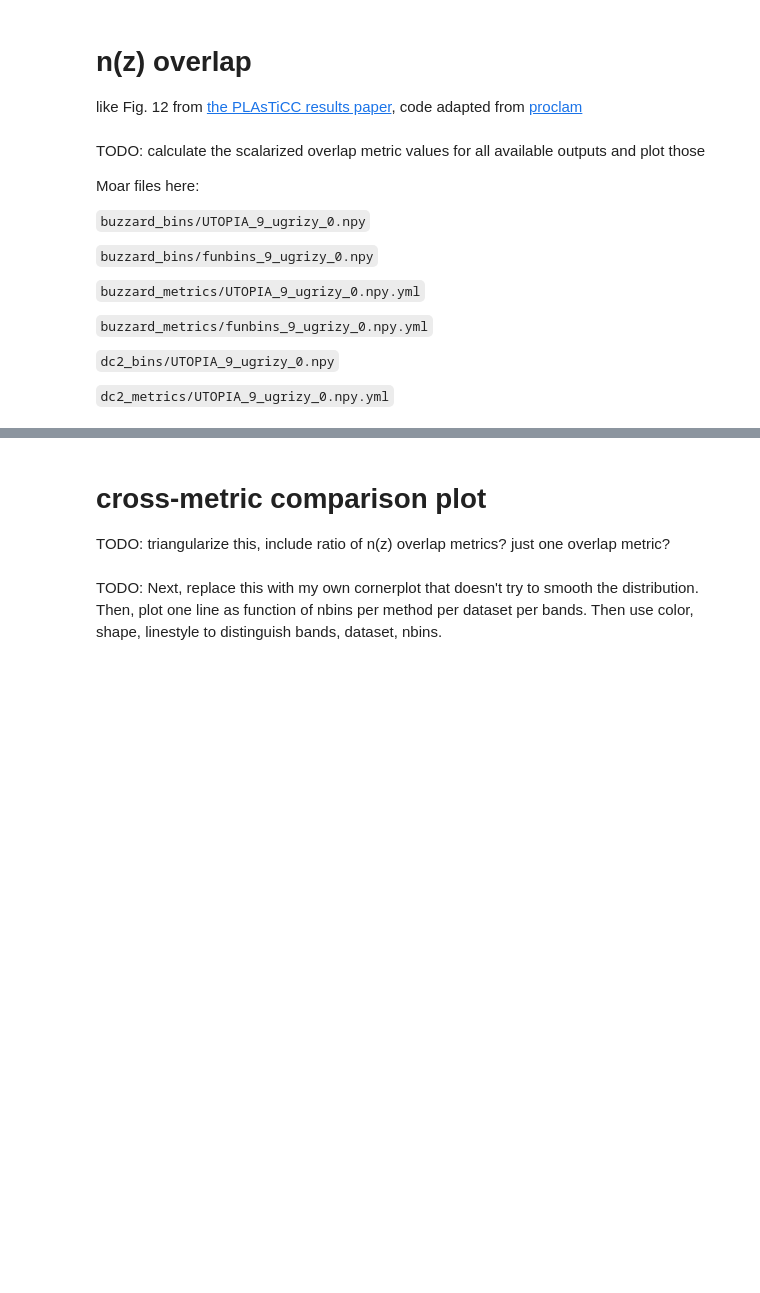
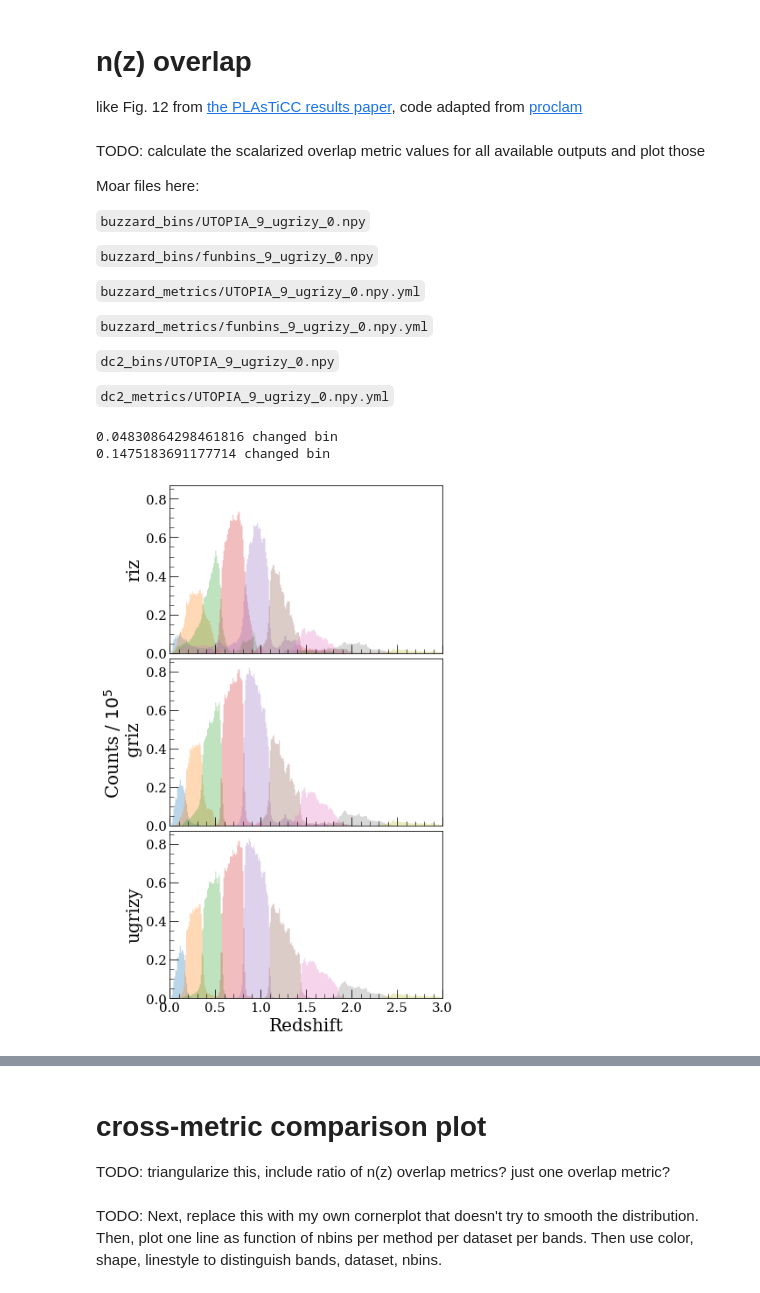
Before and after one commit to LSSTDESC/tomo_challenge, a Jupyter notebook: paper/results/bonus_metrics.ipynb, the cells around one changed output, grey strips where cells are left out. Drawn from its saved outputs; the diff is of its cells as text; code cells hidden in the pictures; blank space fills up the shorter version.

Commit message:
tweaks to Alex plots

```diff
--- a/paper/results/bonus_metrics.ipynb
+++ b/paper/results/bonus_metrics.ipynb
@@ -11,10 +11,10 @@ import matplotlib as mpl
 # print(mpl.rcParams.items)
 mpl.use('Agg')
 mpl.rcParams['text.usetex'] = False
-mpl.rcParams['mathtext.rm'] = 'serif'
+# mpl.rcParams['mathtext.rm'] = 'serif'
 # mpl.rcParams['font.family'] = 'serif'
-mpl.rcParams['font.serif'] = ['Times New Roman']
-mpl.rcParams['font.family'] = ['Times New Roman']
+# mpl.rcParams['font.serif'] = ['Times New Roman']
+mpl.rcParams['font.family'] = ['serif']
 mpl.rcParams['axes.titlesize'] = 25
 mpl.rcParams['axes.labelsize'] = 20
 mpl.rcParams['xtick.labelsize'] = 15
@@ -23,6 +23,13 @@ mpl.rcParams['savefig.dpi'] = 250
 mpl.rcParams['figure.dpi'] = 250
 mpl.rcParams['savefig.format'] = 'pdf'
 mpl.rcParams['savefig.bbox'] = 'tight'
+mpl.rcParams['xtick.major.size'] = 10
+mpl.rcParams['xtick.minor.size'] = 5
+mpl.rcParams['xtick.direction'] = 'in'
+mpl.rcParams['ytick.major.size'] = 10
+mpl.rcParams['ytick.minor.size'] = 5
+mpl.rcParams['ytick.direction'] = 'in'
+
 import matplotlib.pyplot as plt
 %matplotlib inline
 # %%
@@ -70,7 +77,7 @@ def plot_funbins_nz(filename, riz_fn, griz_fn, ugrizy_fn, true_zs):
         print("Data not downloaded for n(z) plot - not overwriting")
         return
 
-    fig, ax = plt.subplots(3, 1, figsize=(5, 10), sharex=True, sharey=True)
+    fig, ax = plt.subplots(3, 1, figsize=(6, 9), sharex=True, sharey=True)
     colors = plt.rcParams['axes.prop_cycle'].by_key()['color']
 
     riz = np.load(riz_file)
@@ -84,39 +91,44 @@ def plot_funbins_nz(filename, riz_fn, griz_fn, ugrizy_fn, true_zs):
     nbin = 9
 
     outinfo = {}
     sharebins = np.arange(0., 3.01, 0.01)
     outinfo['riz'] = []
     for i in range(nbin):
         w = np.where(riz == i)
         weight = np.repeat(1e-5, w[0].size)
-        ax[0].hist(z[w], bins=sharebins, histtype='stepfilled', alpha=0.2, ls='-', color=colors[i], weights=weight, lw=1)
+        ax[0].hist(z[w], bins=sharebins, histtype='stepfilled', alpha=0.3, ls='-', color=colors[i], weights=weight, lw=1)
 #         ax[0].set_title('riz')
         outinfo['riz'].append(z[w])
     outinfo['griz'] = []
     for i in range(nbin):
         w = np.where(griz == i)
         weight = np.repeat(1e-5, w[0].size)
-        ax[1].hist(z[w], bins=sharebins, histtype='stepfilled', alpha=0.2, ls='-', color=colors[i], weights=weight, lw=1)
+        ax[1].hist(z[w], bins=sharebins, histtype='stepfilled', alpha=0.3, ls='-', color=colors[i], weights=weight, lw=1)
 #         ax[1].set_title('griz')
         outinfo['griz'].append(z[w])
     outinfo['ugrizy'] = []
     for i in range(nbin):
         w = np.where(ugrizy == i)
         weight = np.repeat(1e-5, w[0].size)
-        ax[2].hist(z[w], bins=sharebins, histtype='stepfilled', alpha=0.2, ls='-', color=colors[i], weights=weight, lw=1)
+        ax[2].hist(z[w], bins=sharebins, histtype='stepfilled', alpha=0.3, ls='-', color=colors[i], weights=weight, lw=1)
 #         ax[2].set_title('ugrizy')
         outinfo['ugrizy'].append(z[w])
-    ax[0].set_ylabel('riz counts / $10^5$')
-    ax[1].set_ylabel('griz counts / $10^5$')
-    ax[2].set_ylabel('ugrizy counts / $10^5$')
+    ax[0].set_ylabel('riz')
+    ax[1].set_ylabel('Counts / $10^5$ \n griz')
+    ax[2].set_ylabel('ugrizy')
     ax[2].set_xlabel('Redshift')
     ax[0].set_xlim(0, 3)
+    plt.minorticks_on()
     fig.tight_layout()
-    fig.subplots_adjust(hspace=0.0)
+    fig.subplots_adjust(hspace=0.03)
     fig.savefig(filename)
     plt.show()
     plt.close(fig)
     return(outinfo)
 
-classified_redshifts = plot_funbins_nz('nzbinned_dc2_funbins.png', toppath+'dc2_bins/funbins_9_riz_0.npy', toppath+'dc2_bins/funbins_9_griz_0.npy', toppath+'dc2_bins/funbins_9_ugrizy_0.npy', truth_dc2['redshift_true'][:])
+classified_redshifts = plot_funbins_nz('nzbinned_dc2_funbins.pdf', toppath+'dc2_bins/funbins_9_riz_0.npy', toppath+'dc2_bins/funbins_9_griz_0.npy', toppath+'dc2_bins/funbins_9_ugrizy_0.npy', truth_dc2['redshift_true'][:])
+# %% [output]
+0.04830864298461816 changed bin
+0.1475183691177714 changed bin
+[figure, added]
 # %%
```
Also changed, not shown: parts of 3 cells of this notebook, 2 other files.
